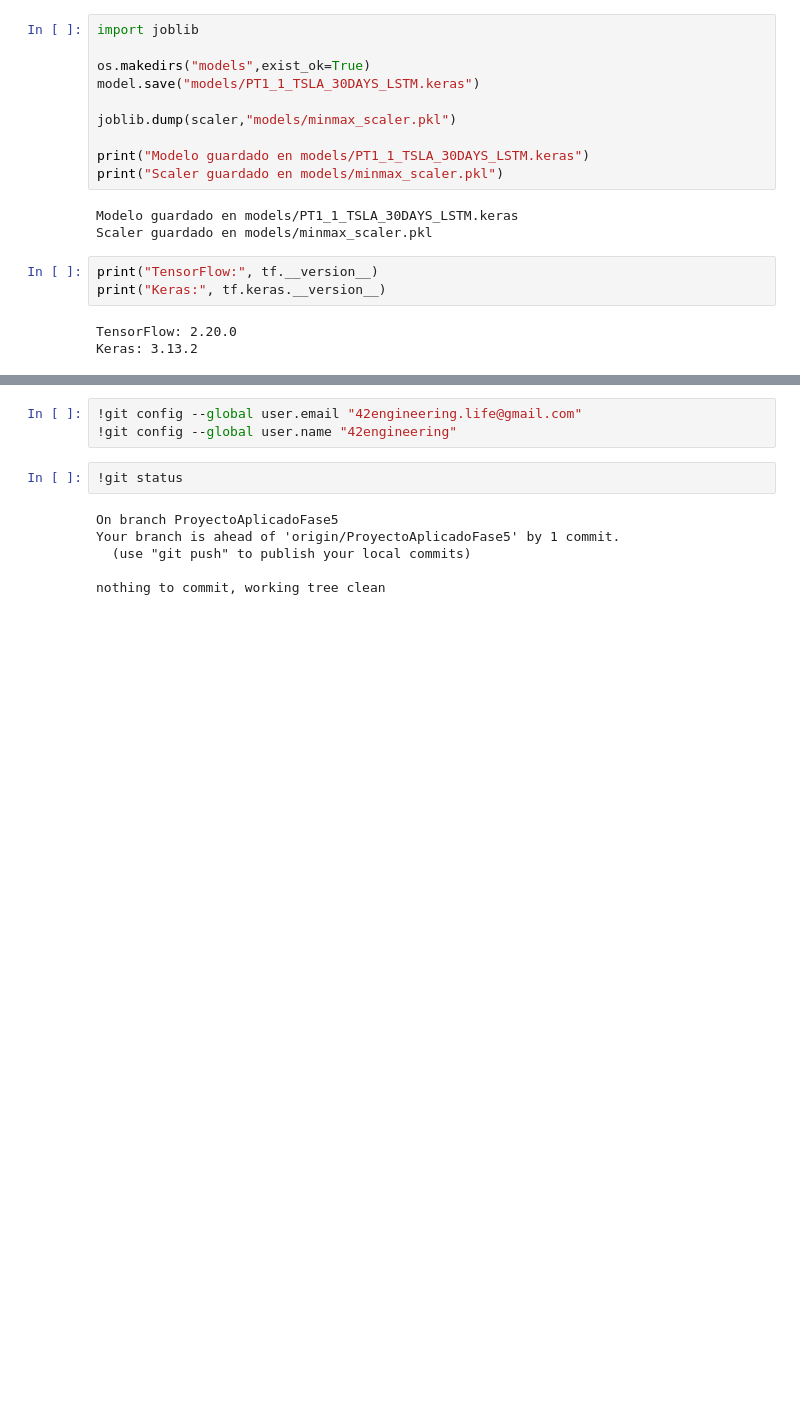
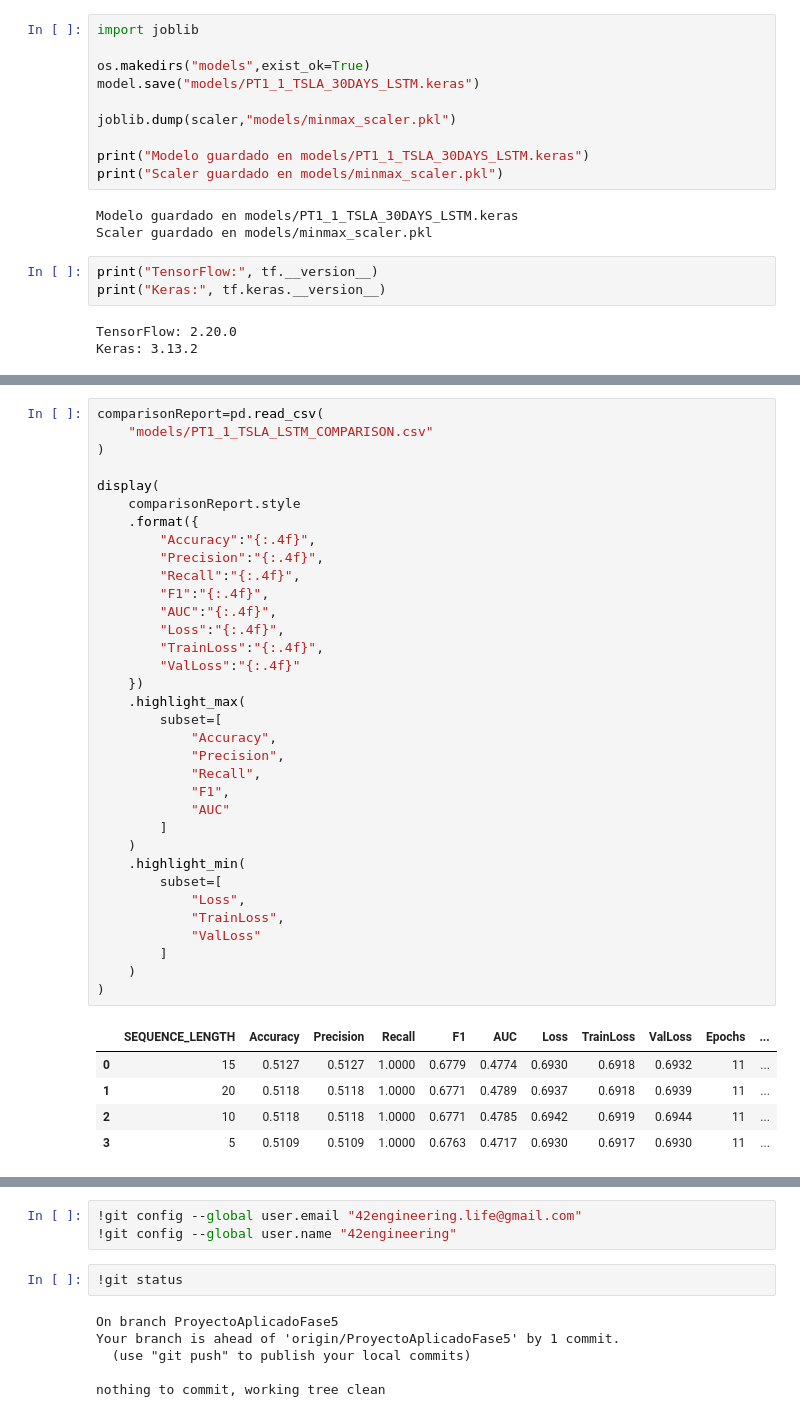
Before and after one commit to 42engineering/P3MetodologiasAgilesML, a Jupyter notebook: tdsp_template/P3_tsla/scripts/data_acquisition/PT1.1ColabV2.ipynb, the cells around one changed output, grey strips where cells are left out. Drawn from its saved outputs; the diff is of its cells as text; blank space fills up the shorter version.

Commit message:
Check models with different time sequence

```diff
--- a/tdsp_template/P3_tsla/scripts/data_acquisition/PT1.1ColabV2.ipynb
+++ b/tdsp_template/P3_tsla/scripts/data_acquisition/PT1.1ColabV2.ipynb
@@ -987,0 +1239,40 @@ Keras: 3.13.2
+# %%
+comparisonReport=pd.read_csv(
+    "models/PT1_1_TSLA_LSTM_COMPARISON.csv"
+)
+
+display(
+    comparisonReport.style
+    .format({
+        "Accuracy":"{:.4f}",
+        "Precision":"{:.4f}",
+        "Recall":"{:.4f}",
+        "F1":"{:.4f}",
+        "AUC":"{:.4f}",
+        "Loss":"{:.4f}",
+        "TrainLoss":"{:.4f}",
+        "ValLoss":"{:.4f}"
+    })
+    .highlight_max(
+        subset=[
+            "Accuracy",
+            "Precision",
+            "Recall",
+            "F1",
+            "AUC"
+        ]
+    )
+    .highlight_min(
+        subset=[
+            "Loss",
+            "TrainLoss",
+            "ValLoss"
+        ]
+    )
+)
+# %% [output]
+|  | SEQUENCE_LENGTH | Accuracy | Precision | Recall | F1 | AUC | Loss | TrainLoss | ValLoss | Epochs | ... |
+| 0 | 15 | 0.5127 | 0.5127 | 1.0000 | 0.6779 | 0.4774 | 0.6930 | 0.6918 | 0.6932 | 11 | ... |
+| 1 | 20 | 0.5118 | 0.5118 | 1.0000 | 0.6771 | 0.4789 | 0.6937 | 0.6918 | 0.6939 | 11 | ... |
+| 2 | 10 | 0.5118 | 0.5118 | 1.0000 | 0.6771 | 0.4785 | 0.6942 | 0.6919 | 0.6944 | 11 | ... |
+| 3 | 5 | 0.5109 | 0.5109 | 1.0000 | 0.6763 | 0.4717 | 0.6930 | 0.6917 | 0.6930 | 11 | ... |
```
Also changed, not shown: parts of 9 cells of this notebook.
